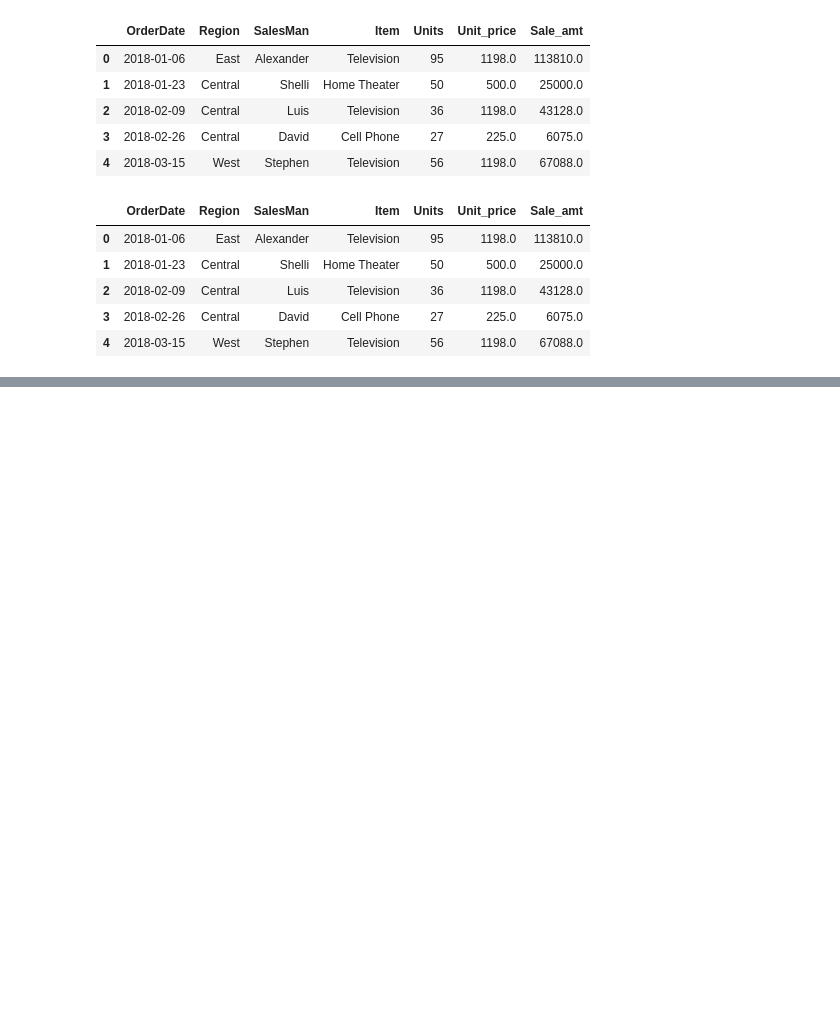
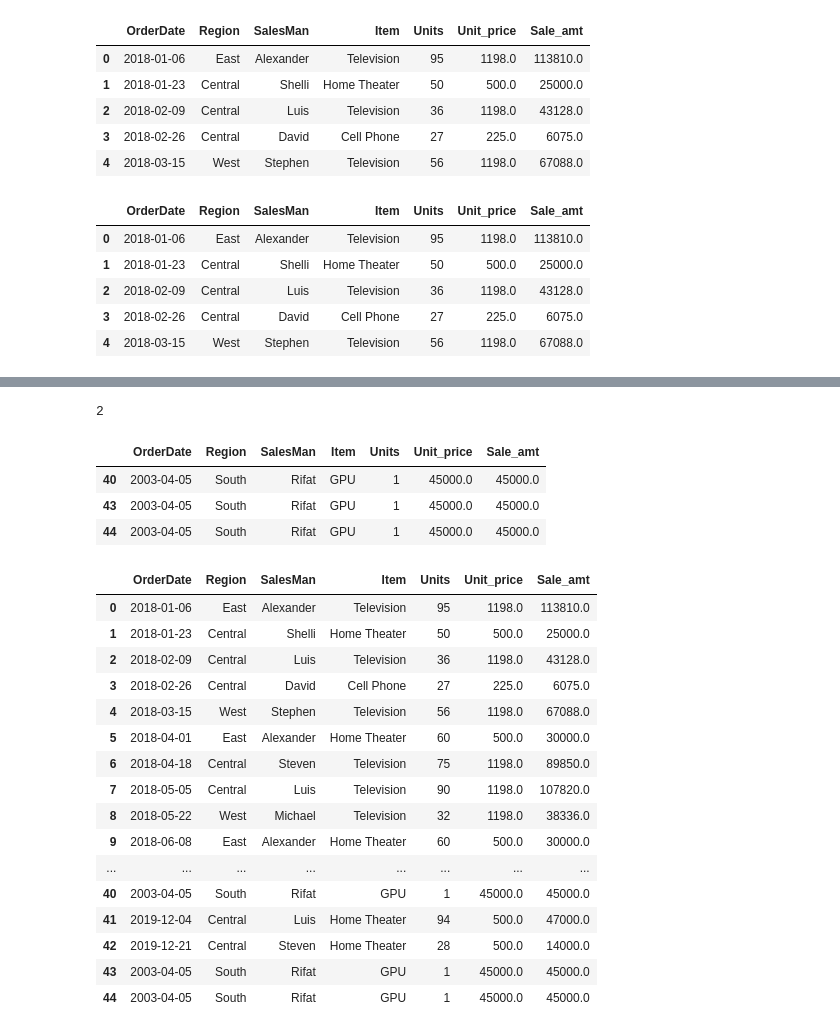
Before and after one commit to KaziRifatMorshed/LearningDataScience, a Jupyter notebook: DataExplorationWithPandas/ExploreSalesData.ipynb, the cells around one changed output, grey strips where cells are left out. Cells and saved outputs as stored; diff of their text form; code cells hidden in the pictures; blank space fills up the shorter version.

Commit message:
Refactor ExploreSalesData notebook to enhance data processing and analysis

```diff
--- a/DataExplorationWithPandas/ExploreSalesData.ipynb
+++ b/DataExplorationWithPandas/ExploreSalesData.ipynb
@@ -227,0 +242,31 @@ df.head()
+# %%
+df.duplicated().sum()
+# %% [output]
+2
+# %%
+df[df.duplicated(keep=False)]
+# %% [output]
+|  | OrderDate | Region | SalesMan | Item | Units | Unit_price | Sale_amt |
+| 40 | 2003-04-05 | South | Rifat | GPU | 1 | 45000.0 | 45000.0 |
+| 43 | 2003-04-05 | South | Rifat | GPU | 1 | 45000.0 | 45000.0 |
+| 44 | 2003-04-05 | South | Rifat | GPU | 1 | 45000.0 | 45000.0 |
+# %%
+df.head(len(df))
+# %% [output]
+|  | OrderDate | Region | SalesMan | Item | Units | Unit_price | Sale_amt |
+| 0 | 2018-01-06 | East | Alexander | Television | 95 | 1198.0 | 113810.0 |
+| 1 | 2018-01-23 | Central | Shelli | Home Theater | 50 | 500.0 | 25000.0 |
+| 2 | 2018-02-09 | Central | Luis | Television | 36 | 1198.0 | 43128.0 |
+| 3 | 2018-02-26 | Central | David | Cell Phone | 27 | 225.0 | 6075.0 |
+| 4 | 2018-03-15 | West | Stephen | Television | 56 | 1198.0 | 67088.0 |
+| 5 | 2018-04-01 | East | Alexander | Home Theater | 60 | 500.0 | 30000.0 |
+| 6 | 2018-04-18 | Central | Steven | Television | 75 | 1198.0 | 89850.0 |
+| 7 | 2018-05-05 | Central | Luis | Television | 90 | 1198.0 | 107820.0 |
+| 8 | 2018-05-22 | West | Michael | Television | 32 | 1198.0 | 38336.0 |
+| 9 | 2018-06-08 | East | Alexander | Home Theater | 60 | 500.0 | 30000.0 |
+| ... | ... | ... | ... | ... | ... | ... | ... |
+| 40 | 2003-04-05 | South | Rifat | GPU | 1 | 45000.0 | 45000.0 |
+| 41 | 2019-12-04 | Central | Luis | Home Theater | 94 | 500.0 | 47000.0 |
+| 42 | 2019-12-21 | Central | Steven | Home Theater | 28 | 500.0 | 14000.0 |
+| 43 | 2003-04-05 | South | Rifat | GPU | 1 | 45000.0 | 45000.0 |
+| 44 | 2003-04-05 | South | Rifat | GPU | 1 | 45000.0 | 45000.0 |
```
Also changed, not shown: parts of 9 cells of this notebook.
